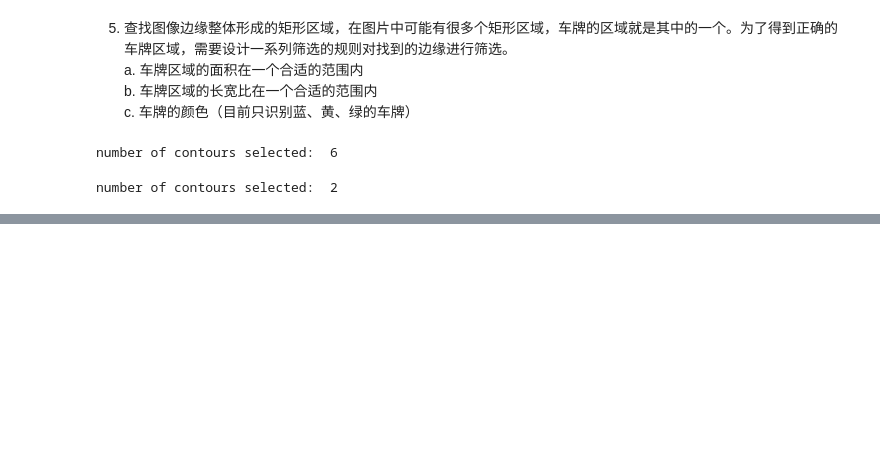
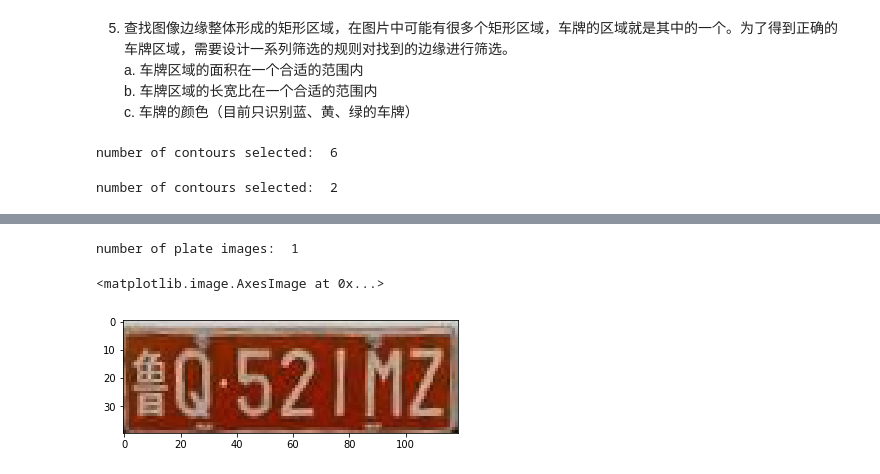
Before and after one commit to 1124418652/license_plate_recognition, a Jupyter notebook: Python/车牌识别原理.ipynb, the cells around one changed output, grey strips where cells are left out. Cells and saved outputs as stored; diff of their text form; code cells hidden in the pictures; blank space fills up the shorter version.

```diff
--- a/Python/车牌识别原理.ipynb
+++ b/Python/车牌识别原理.ipynb
@@ -119,0 +146,48 @@ number of contours selected:  2
+# %%
+"""
+使用颜色对车牌区域进行识别
+使用HSV模型来表示图片，当H表示图片的色调，S表示饱和度，V表示亮度
+Orange  0-22
+Yellow 22- 38
+Green 38-75
+Blue 75-130
+Violet 130-160
+Red 160-179
+"""
+plate_img = []
+for plate_roi in plate_rois:
+    hsv_plate = cv2.cvtColor(plate_roi, cv2.COLOR_BGR2HSV)
+    height, width, channels = hsv_plate.shape[:]
+    h_plate = hsv_plate[:, :, 0]
+    yellow = 0
+    green = 0
+    blue = 0
+    color_thresh = width * height / 2
+    for row in range(height):
+        for col in range(width):
+            if h_plate[row][col] > 22 and h_plate[row][col] < 38:
+                yellow += 1
+            elif h_plate[row][col] > 38 and h_plate[row][col] < 75:
+                green += 1
+            elif h_plate[row][col] > 75 and h_plate[row][col] < 130:
+                blue += 1
+    if yellow > color_thresh and yellow > max(green, blue):
+        plate_img.append([plate_roi, 'yellow'])
+    elif green > color_thresh and green > max(yellow, blue):
+        plate_img.append([plate_roi, 'green'])
+    elif blue > color_thresh and blue > max(yellow, green):
+        plate_img.append([plate_roi, 'blue'])
+
+#     _yellow = np.where(np.where(h_plate > 22, h_plate, 0) < 38, 1, 0).sum()
+#     _green = np.where(np.where(h_plate > 38, h_plate, 0) < 75, 1, 0).sum()
+#     _blue = np.where(np.where(h_plate > 75, h_plate, 0) < 130, 1, 0).sum()
+#     if max(_yellow, _green, _blue) > width * height / 4:
+#         print(max(_yellow, _green, _blue), width * height)
+#         plate_img
+
+print("number of plate images: ", len(plate_img))
+plt.imshow(plate_img[0][0])
+# %% [output]
+number of plate images:  1
+<matplotlib.image.AxesImage at 0x...>
+[figure, added]
```
Also changed, not shown: parts of 2 cells of this notebook.
